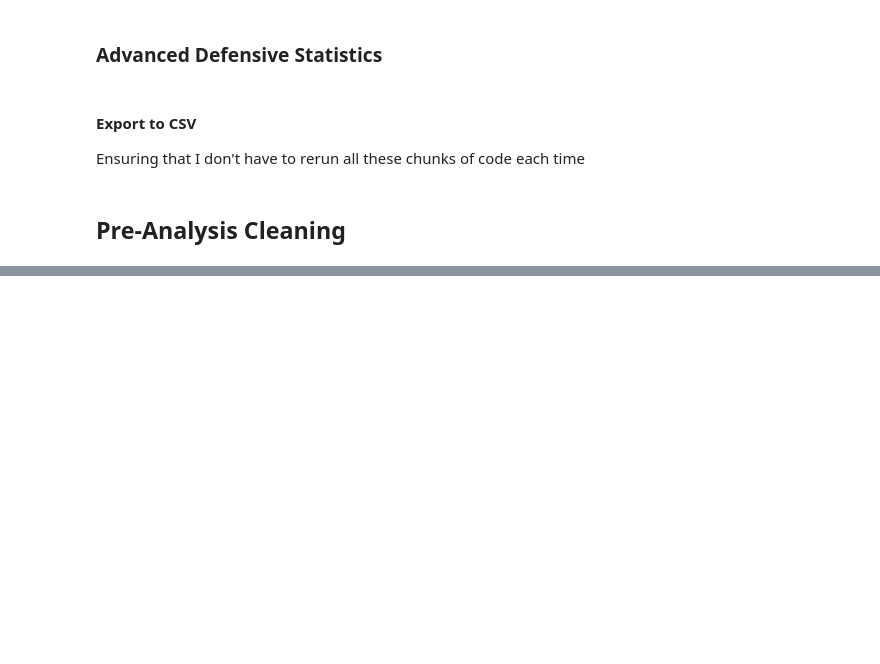
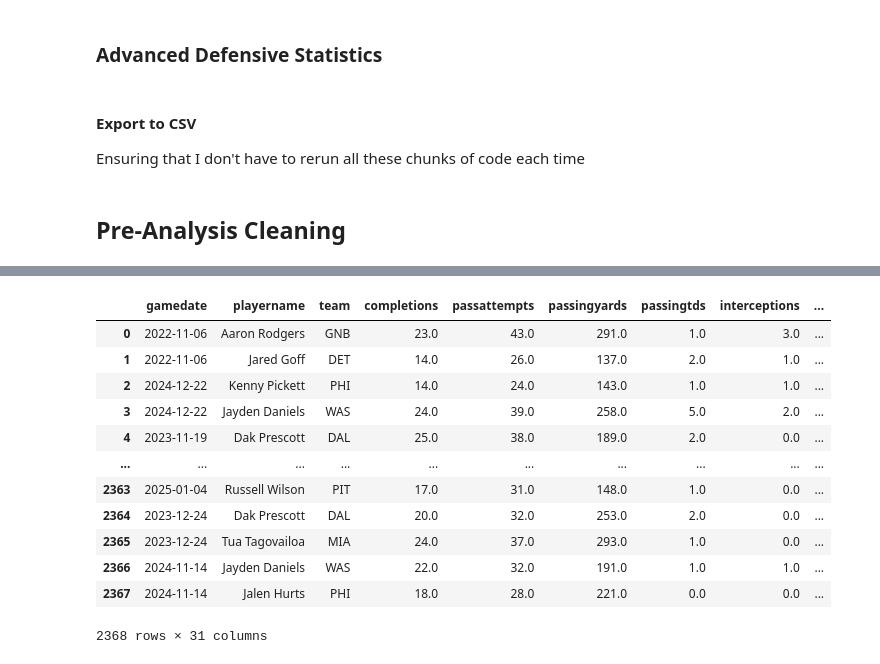
Before and after one commit to CamSmithers/NFL, a Jupyter notebook: Data Cleaning.ipynb, the cells around one changed output, grey strips where cells are left out. Saved outputs shown, nothing was run; the diff lists cells and outputs as text; code cells hidden in the pictures; blank space fills up the shorter version.

```diff
--- a/Data Cleaning.ipynb
+++ b/Data Cleaning.ipynb
@@ -373,0 +402,40 @@ back_2_og = back_2_og.drop(columns={'DayofWeek','month'})
+# %%
+qbs = pd.read_csv('qbs.csv')
+
+qbs = qbs.drop(columns={
+    'Unnamed: 0','targets','receptions','receivingyards','receivingtds',
+    'longestreception','dayofweek'})
+
+###
+# Changing values that initially came out as infinity with a missing value in stead
+# This gets rid of the values that were dividing by zero
+###
+qbs['td2int'] = qbs['td2int'].replace(np.inf, np.nan)
+
+avg_qb_stats = qbs.groupby('playername').agg(
+    {'passattempts':'mean', 'passingyards':'mean', 'passingtds':'mean',
+     'interceptions':'mean', 'sackstaken':'mean', 'yardslostbysack':'mean',
+     'passrating':'mean', 'rushingattempts':'mean', 'rushtds':'mean',
+     'completionpct':'mean'}).round(1)
+
+avg_qb_stats = avg_qb_stats.add_suffix('_avg')
+
+qb_stats_b2g = pd.merge(left=qbs, right=avg_qb_stats, left_on='playername', right_on='playername', how='left')
+
+qb_stats_b2g = qb_stats_b2g[['gamedate'] + [col for col in qb_stats_b2g.columns if col != 'gamedate']]
+# %%
+qb_stats_b2g
+# %% [output]
+|  | gamedate | playername | team | completions | passattempts | passingyards | passingtds | interceptions | ... |
+| 0 | 2022-11-06 | Aaron Rodgers | GNB | 23.0 | 43.0 | 291.0 | 1.0 | 3.0 | ... |
+| 1 | 2022-11-06 | Jared Goff | DET | 14.0 | 26.0 | 137.0 | 2.0 | 1.0 | ... |
+| 2 | 2024-12-22 | Kenny Pickett | PHI | 14.0 | 24.0 | 143.0 | 1.0 | 1.0 | ... |
+| 3 | 2024-12-22 | Jayden Daniels | WAS | 24.0 | 39.0 | 258.0 | 5.0 | 2.0 | ... |
+| 4 | 2023-11-19 | Dak Prescott | DAL | 25.0 | 38.0 | 189.0 | 2.0 | 0.0 | ... |
+| ... | ... | ... | ... | ... | ... | ... | ... | ... | ... |
+| 2363 | 2025-01-04 | Russell Wilson | PIT | 17.0 | 31.0 | 148.0 | 1.0 | 0.0 | ... |
+| 2364 | 2023-12-24 | Dak Prescott | DAL | 20.0 | 32.0 | 253.0 | 2.0 | 0.0 | ... |
+| 2365 | 2023-12-24 | Tua Tagovailoa | MIA | 24.0 | 37.0 | 293.0 | 1.0 | 0.0 | ... |
+| 2366 | 2024-11-14 | Jayden Daniels | WAS | 22.0 | 32.0 | 191.0 | 1.0 | 1.0 | ... |
+| 2367 | 2024-11-14 | Jalen Hurts | PHI | 18.0 | 28.0 | 221.0 | 0.0 | 0.0 | ... |
+2368 rows × 31 columns
```
Also changed, not shown: parts of 11 cells of this notebook, 1 other file.
